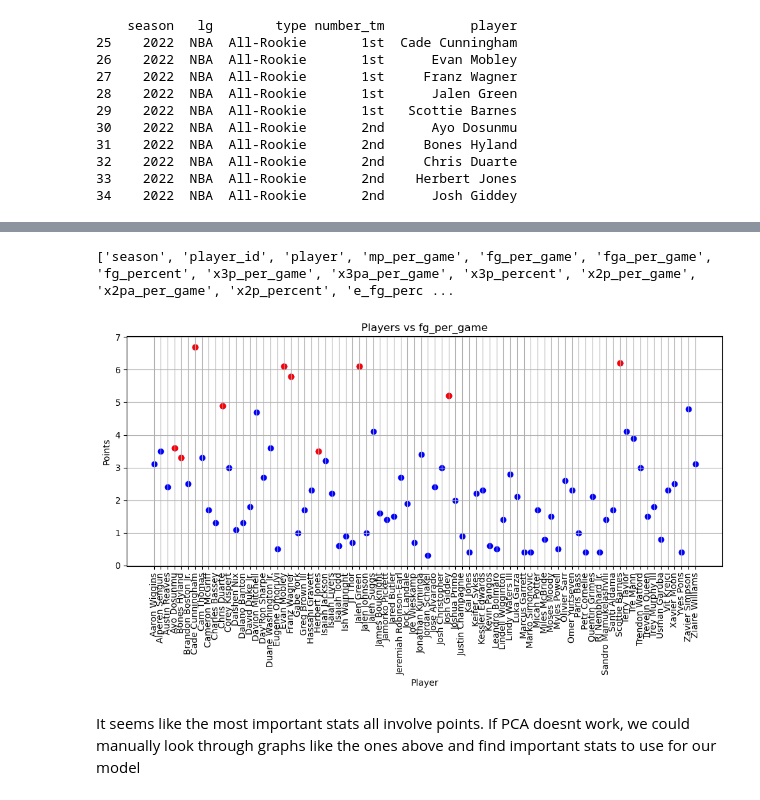
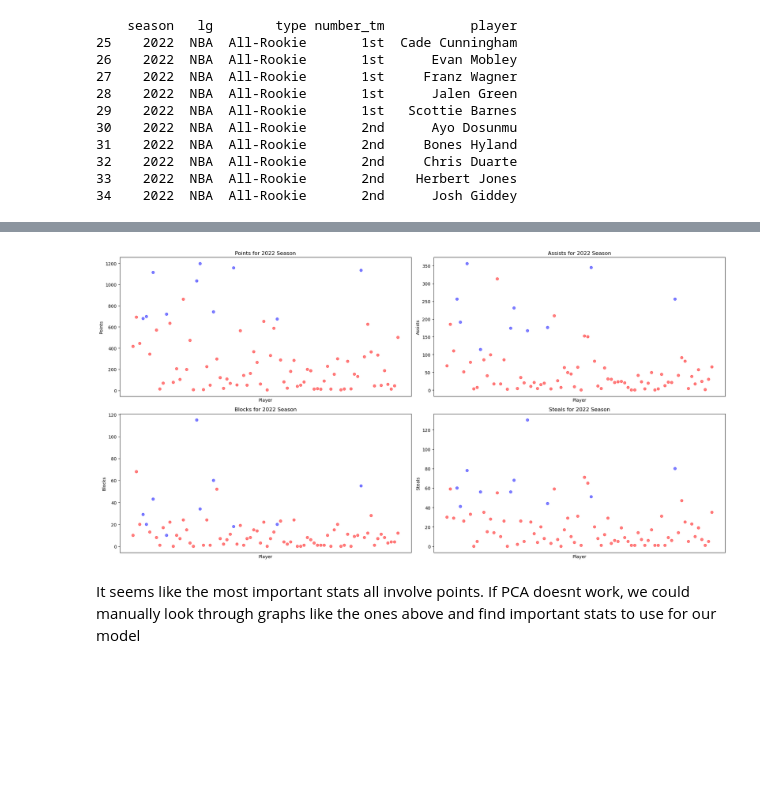
Before and after one commit to Matthew4335/MLProject, a Jupyter notebook: ProjectCode/projectcode-checkpoint.ipynb, the cells around one changed output, grey strips where cells are left out. Saved outputs shown, nothing was run; the diff lists cells and outputs as text; code cells hidden in the pictures; blank space fills up the shorter version.

```diff
--- a/ProjectCode/projectcode-checkpoint.ipynb
+++ b/ProjectCode/projectcode-checkpoint.ipynb
@@ -155,24 +129,41 @@ plt.show()
-# %%
-column_titles = data_copy.columns.tolist()
-print(column_titles)
-# %% [output]
-['season', 'player_id', 'player', 'mp_per_game', 'fg_per_game', 'fga_per_game', 'fg_percent', 'x3p_per_game', 'x3pa_per_game', 'x3p_percent', 'x2p_per_game', 'x2pa_per_game', 'x2p_percent', 'e_fg_perc ...
-# %%
-plt.figure(figsize=(10, 6))
-plt.scatter(data_copy['player'], data_copy['fg_per_game'], color='blue')
-
-highlighted_players = data_copy[data_copy['highlight']]
-plt.scatter(highlighted_players['player'], highlighted_players['fg_per_game'], color='red', label='Highlighted Players')
-
-plt.title('Players vs fg_per_game')
-plt.xlabel('Player')
-plt.ylabel('Points')
-plt.xticks(rotation=90)  # Rotate x-axis labels for better readability
-plt.grid(True)
-plt.tight_layout()
-plt.show()
-# %% [output]
-[figure, removed]
+# %%
+highlight_players = [
+    'Cade Cunningham', 'Evan Mobley', 'Franz Wagner',
+    'Jalen Green', 'Scottie Barnes', 'Ayo Dosunmu',
+    'Bones Hyland', 'Chris Duarte', 'Herbert Jones',
+    'Josh Giddey'
+]
+
+
+data_copy['highlight'] = data_copy['player'].isin(highlight_players)
+adjusted_stats_columns = ['pts', 'ast', 'blk', 'stl']
+
+
+colors = ['blue' if x else 'red' for x in data_copy['highlight']]
+fig, axs = plt.subplots(2,2,figsize=(20, 10))
+
+labels = {
+    "pts":"Points",
+    "ast":"Assists",
+    "blk":"Blocks",
+    "stl":"Steals"
+}
+
+for i, stat in enumerate(adjusted_stats_columns):
+    row = i // 2
+    col = i % 2
+    axs[row][col].scatter(data_copy['player'], data_copy[stat], c = colors, alpha=0.5)
+    axs[row][col].set_title(f'{labels[stat]} for 2022 Season')
+    axs[row][col].set_xlabel('Player')
+    axs[row][col].set_xticks([])
+    axs[row][col].set_ylabel(labels[stat])
+    axs[row][col].tick_params(axis='x', rotation=90)
+
+plt.savefig("ScaledStats.jpg")
+plt.tight_layout()
+plt.show()
+# %% [output]
+[figure, added]
 # %% [markdown]
 It seems like the most important stats all involve points. If PCA doesnt work, we could manually look through graphs like the ones above and find important stats to use for our model
 # %% [markdown]
```
Also changed, not shown: parts of 16 cells of this notebook, 32 other files.
